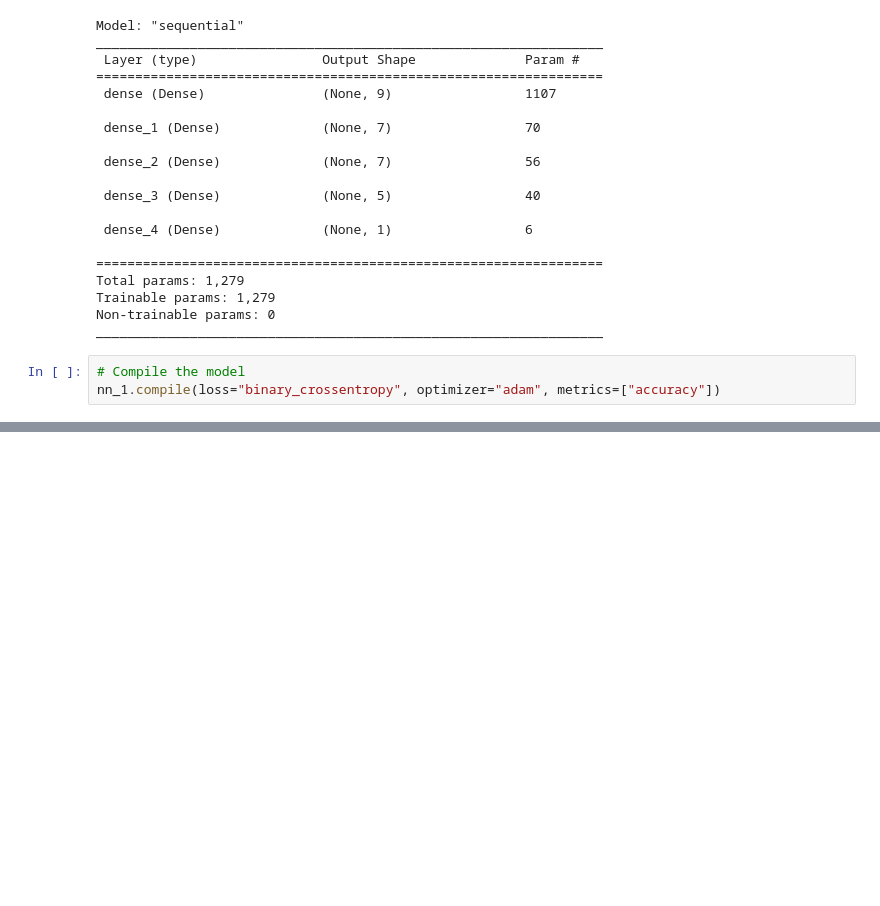
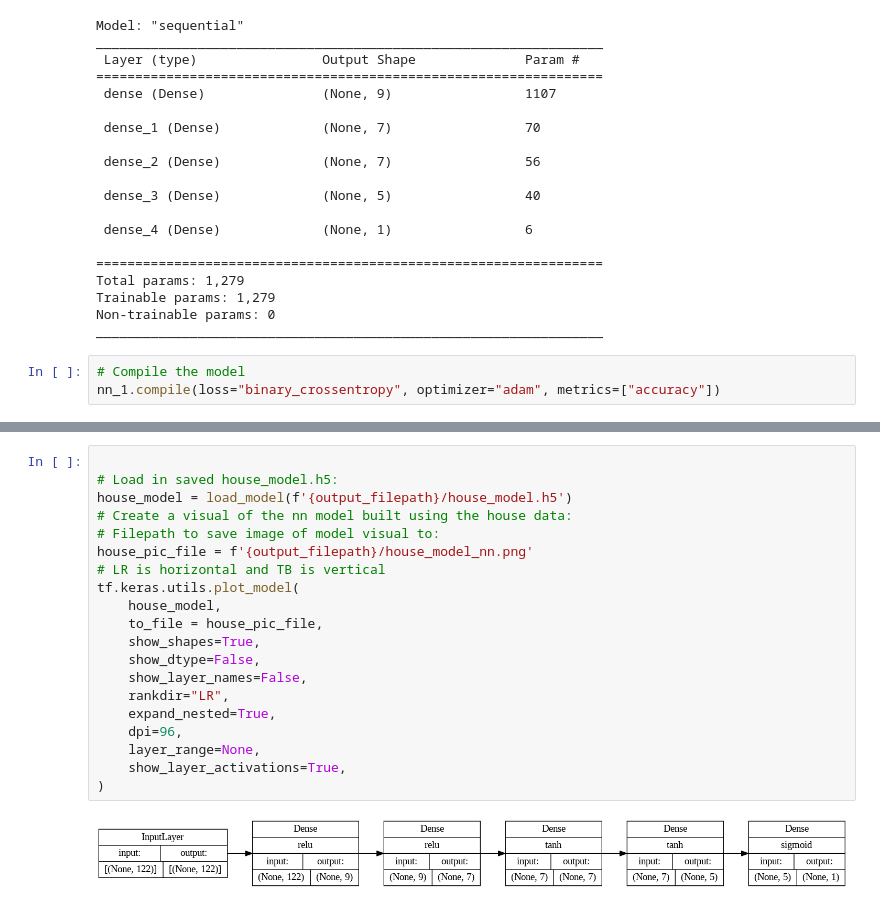
Before and after one commit to JJERANEK/Project-4, a Jupyter notebook: etl_ml_notebooks/house_ml_optimization.ipynb, the cells around one changed output, grey strips where cells are left out. Cells and saved outputs as stored; diff of their text form; blank space fills up the shorter version.

```diff
--- a/etl_ml_notebooks/house_ml_optimization.ipynb
+++ b/etl_ml_notebooks/house_ml_optimization.ipynb
@@ -358,0 +361,22 @@ files.download(f'{output_filepath}/house_scaler.bin')
+# %%
+
+# Load in saved house_model.h5:
+house_model = load_model(f'{output_filepath}/house_model.h5')
+# Create a visual of the nn model built using the house data:
+# Filepath to save image of model visual to:
+house_pic_file = f'{output_filepath}/house_model_nn.png'
+# LR is horizontal and TB is vertical
+tf.keras.utils.plot_model(
+    house_model,
+    to_file = house_pic_file,
+    show_shapes=True,
+    show_dtype=False,
+    show_layer_names=False,
+    rankdir="LR",
+    expand_nested=True,
+    dpi=96,
+    layer_range=None,
+    show_layer_activations=True,
+)
+# %% [output]
+[figure, added]
```
Also changed, not shown: parts of 11 cells of this notebook, 7 other files.
